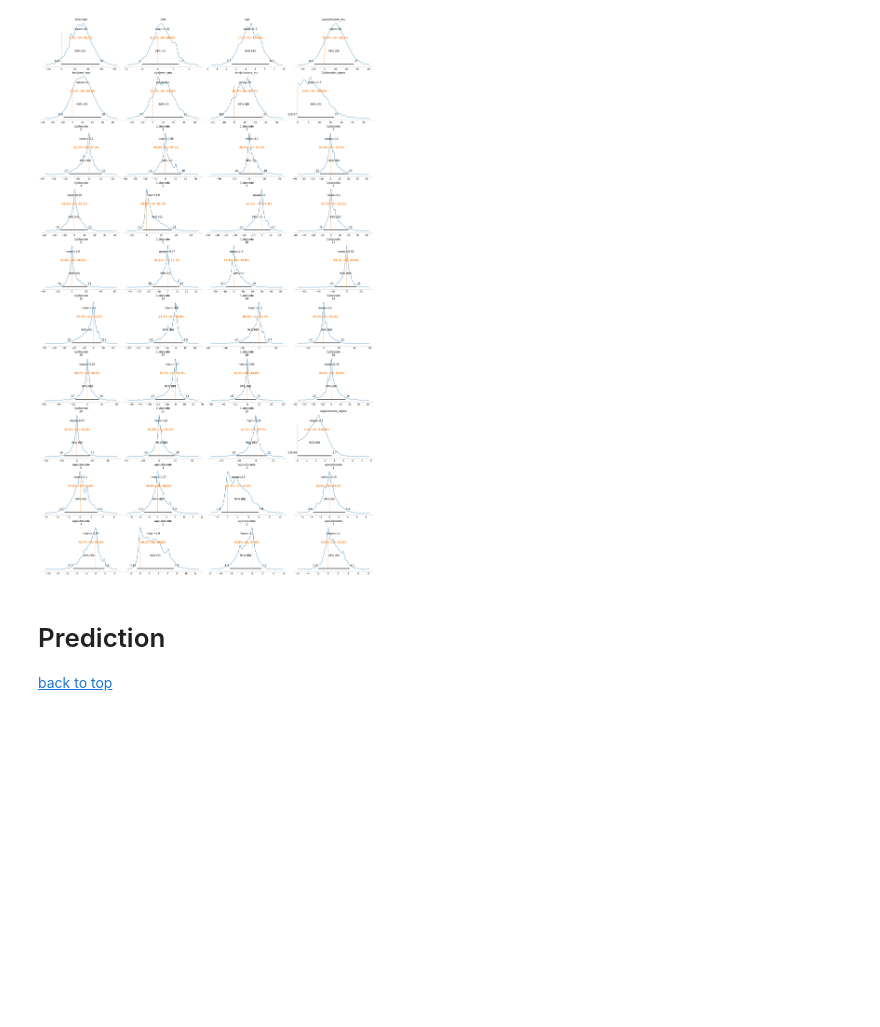
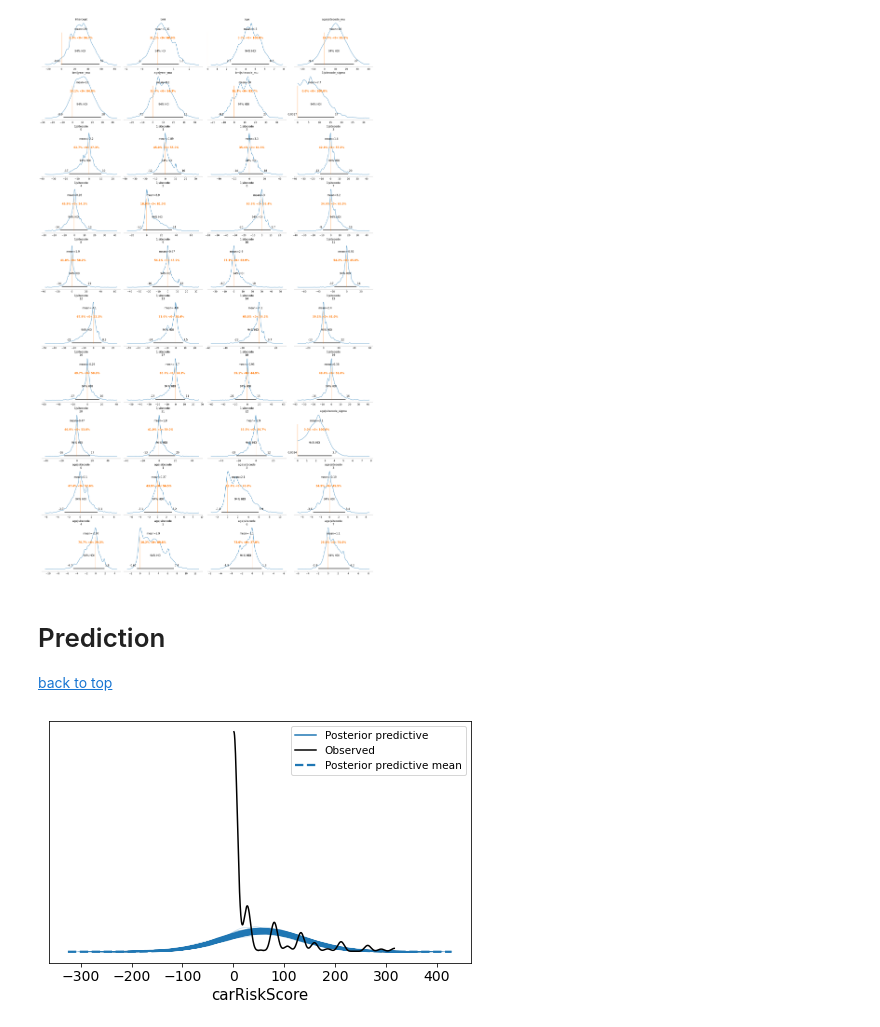
Before and after one commit to brodyee/STATS551_Project, a Jupyter notebook: modeling/jamesModeling.ipynb, the cells around one changed output. Drawn from its saved outputs; the diff is of its cells as text; code cells hidden in the pictures; blank space fills up the shorter version.

Commit message:
James's added posterior results

```diff
--- a/modeling/jamesModeling.ipynb
+++ b/modeling/jamesModeling.ipynb
@@ -136,3 +136,8 @@ az.plot_posterior(results, ref_val=0);
 [back to top](#content)
 # %%
 def test_result(model, )
+# %%
+posterior_predictive = model.predict(results, kind="pps", draws=500)
+_ = az.plot_ppc(results)
+# %% [output]
+[figure, added]
```
Also changed, not shown: parts of 1 cell of this notebook.
